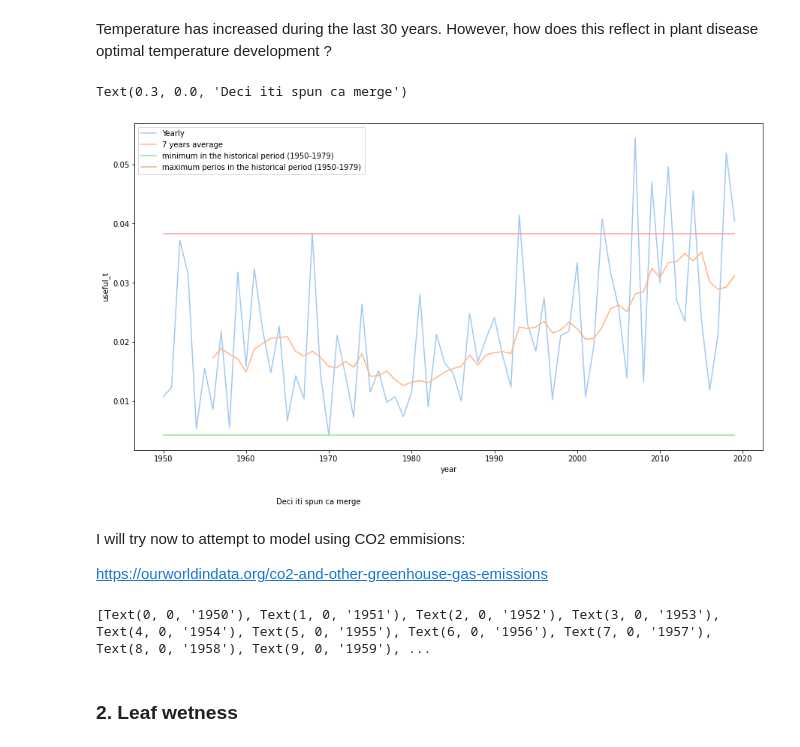
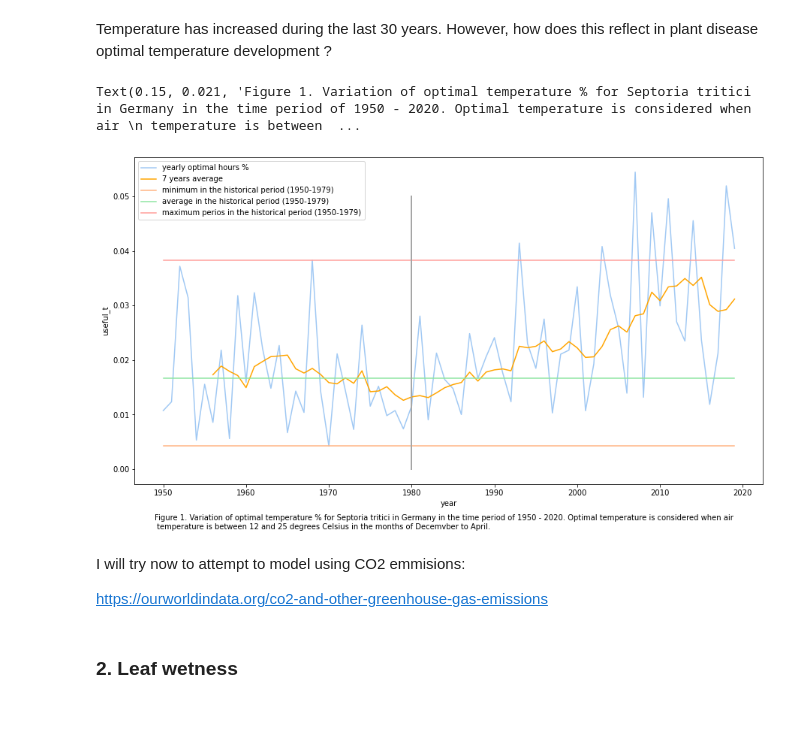
Before and after one commit to serbanradulescu/master_thesis, a Jupyter notebook: project.ipynb, the cells around one changed output. Saved outputs shown, nothing was run; the diff lists cells and outputs as text; code cells hidden in the pictures; blank space fills up the shorter version.

```diff
--- a/project.ipynb
+++ b/project.ipynb
@@ -131,23 +135,23 @@ new_df['7yrs_average'] = new_df.useful_t.rolling(7).mean()
 #print(new_df)
 # %%
 plt.figure(figsize = (15,8))
-sns.lineplot(x = 'year', y = 'useful_t',data = new_df, label="Yearly")
-sns.lineplot(x = 'year', y = '7yrs_average',data = new_df, label="7 years average")
+sns.lineplot(x = 'year', y = 'useful_t',data = new_df, label="yearly optimal hours %")
+sns.lineplot(x = 'year', y = '7yrs_average',data = new_df, label="7 years average", color = "orange")
 sns.lineplot(x = new_df.index, y = min50_79, label="minimum in the historical period (1950-1979)")
+sns.lineplot(x = new_df.index, y = avg50_79, label="average in the historical period (1950-1979)")
 sns.lineplot(x = new_df.index, y = max50_79, label="maximum perios in the historical period (1950-1979)")
 
-plt.figtext(0.30, 0.00, "Deci iti spun ca merge" )
+plt.plot([1980,1980], [-0.00,0.05], lw=2, color = "0.65", label = "historical period (left)")
+#plt.figtext(1980, 0.06, "Historical period " )
+
+plt.figtext(0.15, 0.021, "Figure 1. Variation of optimal temperature % for Septoria tritici in Germany in the time period of 1950 - 2020. Optimal temperature is considered when air \n temperature is between 12 and 25 degrees Celsius in the months of Decemvber to April. " )
 # %% [output]
-Text(0.3, 0.0, 'Deci iti spun ca merge')
+Text(0.15, 0.021, 'Figure 1. Variation of optimal temperature % for Septoria tritici in Germany in the time period of 1950 - 2020. Optimal temperature is considered when air \n temperature is between  ...
-[figure, old version]
+[figure, new version]
 # %% [markdown]
 I will try now to attempt to model using CO2 emmisions:
 
 https://ourworldindata.org/co2-and-other-greenhouse-gas-emissions
-# %%
-print(ax.get_xticklabels())
-# %% [output]
-[Text(0, 0, '1950'), Text(1, 0, '1951'), Text(2, 0, '1952'), Text(3, 0, '1953'), Text(4, 0, '1954'), Text(5, 0, '1955'), Text(6, 0, '1956'), Text(7, 0, '1957'), Text(8, 0, '1958'), Text(9, 0, '1959'), ...
 # %% [markdown]
 ### 2. Leaf wetness
 # %%
```
Also changed, not shown: parts of 10 cells of this notebook.
